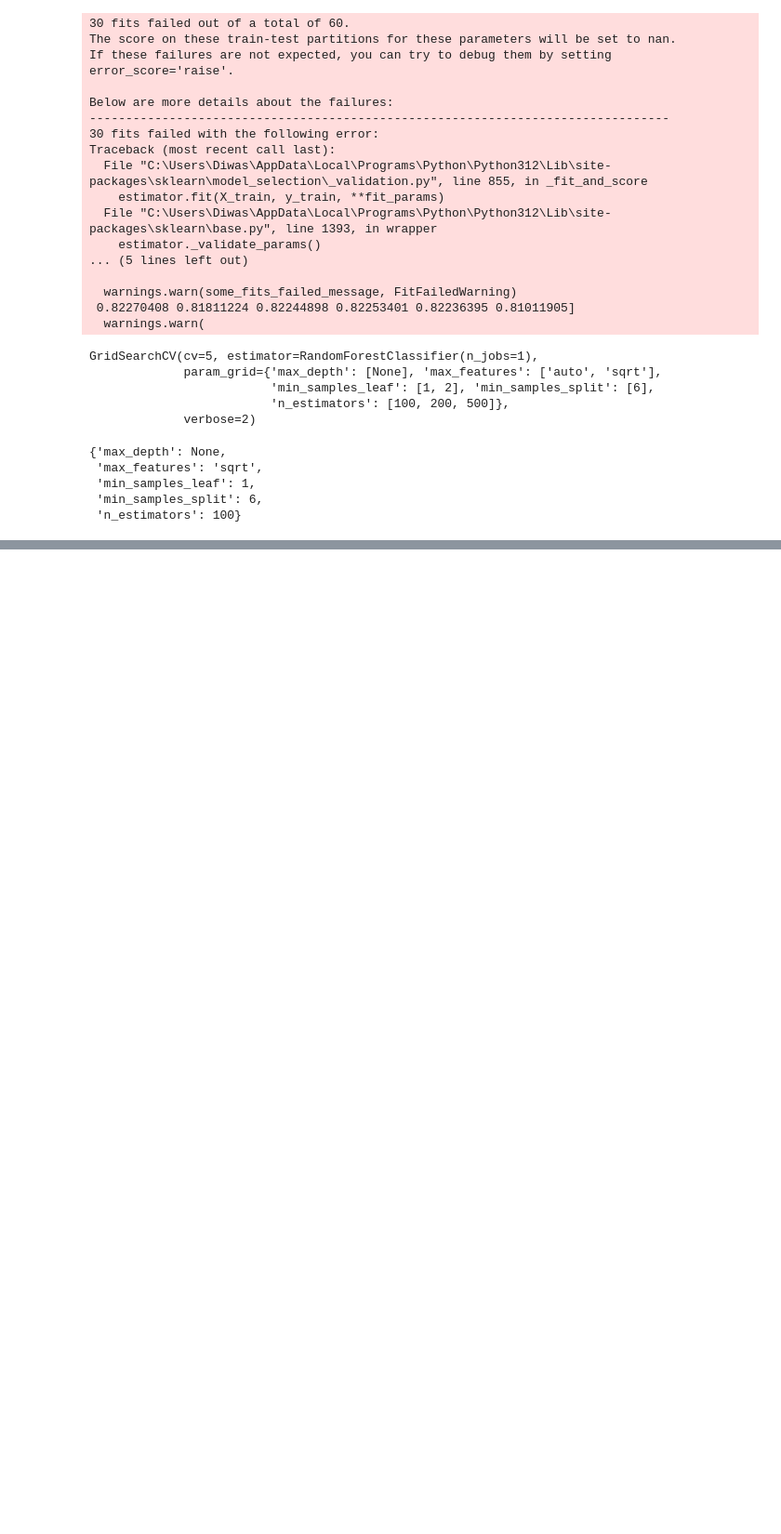
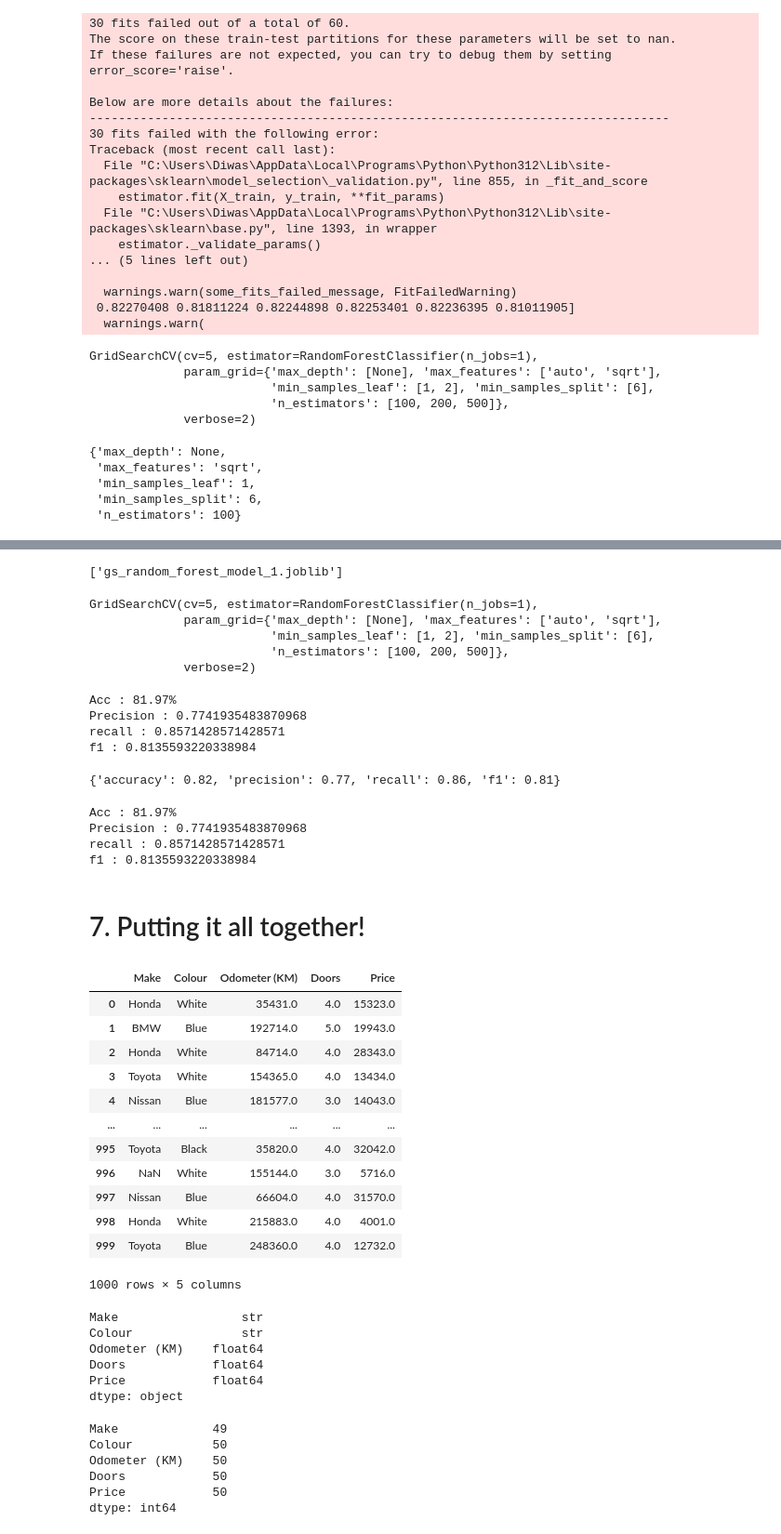
Before and after one commit to Diwas-Regmi/Numpy_Pandas_Matplotlib_mlconcepts, a Jupyter notebook: Scikit_Learn/Introduction-To-Scikit-Learn.ipynb, the cells around one changed output, grey strips where cells are left out. Shown at 93% size. Cells and saved outputs as stored; diff of their text form; code cells hidden in the pictures; blank space fills up the shorter version.

```diff
--- a/Scikit_Learn/Introduction-To-Scikit-Learn.ipynb
+++ b/Scikit_Learn/Introduction-To-Scikit-Learn.ipynb
@@ -2036,0 +2603,76 @@ gs_y_preds = gs_clf.predict(X_test)
+# %%
+from joblib import dump, load
+
+## Save model to file
+dump(gs_clf, filename = "gs_random_forest_model_1.joblib")
+# %% [output]
+['gs_random_forest_model_1.joblib']
+# %%
+##loading the model
+joblib_model = load("gs_random_forest_model_1.joblib")
+joblib_model
+# %% [output]
+GridSearchCV(cv=5, estimator=RandomForestClassifier(n_jobs=1),
+             param_grid={'max_depth': [None], 'max_features': ['auto', 'sqrt'],
+                         'min_samples_leaf': [1, 2], 'min_samples_split': [6],
+                         'n_estimators': [100, 200, 500]},
+             verbose=2)
+# %%
+# Make and evaluate joblib predictions
+joblib_y_preds = joblib_model.predict(X_test)
+evaluate_preds(y_test, joblib_y_preds)
+# %% [output]
+Acc : 81.97%
+Precision : 0.7741935483870968
+recall : 0.8571428571428571
+f1 : 0.8135593220338984
+{'accuracy': 0.82, 'precision': 0.77, 'recall': 0.86, 'f1': 0.81}
+# %%
+# comparing it with the model we saved it as pickle file to ensure we loaded the model correctly?
+gs_y_preds = gs_clf.predict(X_test)
+
+
+#Evaluate the predictions
+gs_metrics = evaluate_preds(y_test, gs_y_preds)
+# %% [output]
+Acc : 81.97%
+Precision : 0.7741935483870968
+recall : 0.8571428571428571
+f1 : 0.8135593220338984
+# %% [markdown]
+# 7. Putting it all together!
+# %%
+data = pd.read_csv("../data/car-sales-extended-missing-data.csv")
+data
+# %% [output]
+|  | Make | Colour | Odometer (KM) | Doors | Price |
+| 0 | Honda | White | 35431.0 | 4.0 | 15323.0 |
+| 1 | BMW | Blue | 192714.0 | 5.0 | 19943.0 |
+| 2 | Honda | White | 84714.0 | 4.0 | 28343.0 |
+| 3 | Toyota | White | 154365.0 | 4.0 | 13434.0 |
+| 4 | Nissan | Blue | 181577.0 | 3.0 | 14043.0 |
+| ... | ... | ... | ... | ... | ... |
+| 995 | Toyota | Black | 35820.0 | 4.0 | 32042.0 |
+| 996 | NaN | White | 155144.0 | 3.0 | 5716.0 |
+| 997 | Nissan | Blue | 66604.0 | 4.0 | 31570.0 |
+| 998 | Honda | White | 215883.0 | 4.0 | 4001.0 |
+| 999 | Toyota | Blue | 248360.0 | 4.0 | 12732.0 |
+1000 rows × 5 columns
+# %%
+data.dtypes
+# %% [output]
+Make                 str
+Colour               str
+Odometer (KM)    float64
+Doors            float64
+Price            float64
+dtype: object
+# %%
+data.isna().sum()
+# %% [output]
+Make             49
+Colour           50
+Odometer (KM)    50
+Doors            50
+Price            50
+dtype: int64
```
Also changed, not shown: parts of 125 cells of this notebook, 4 other files.
